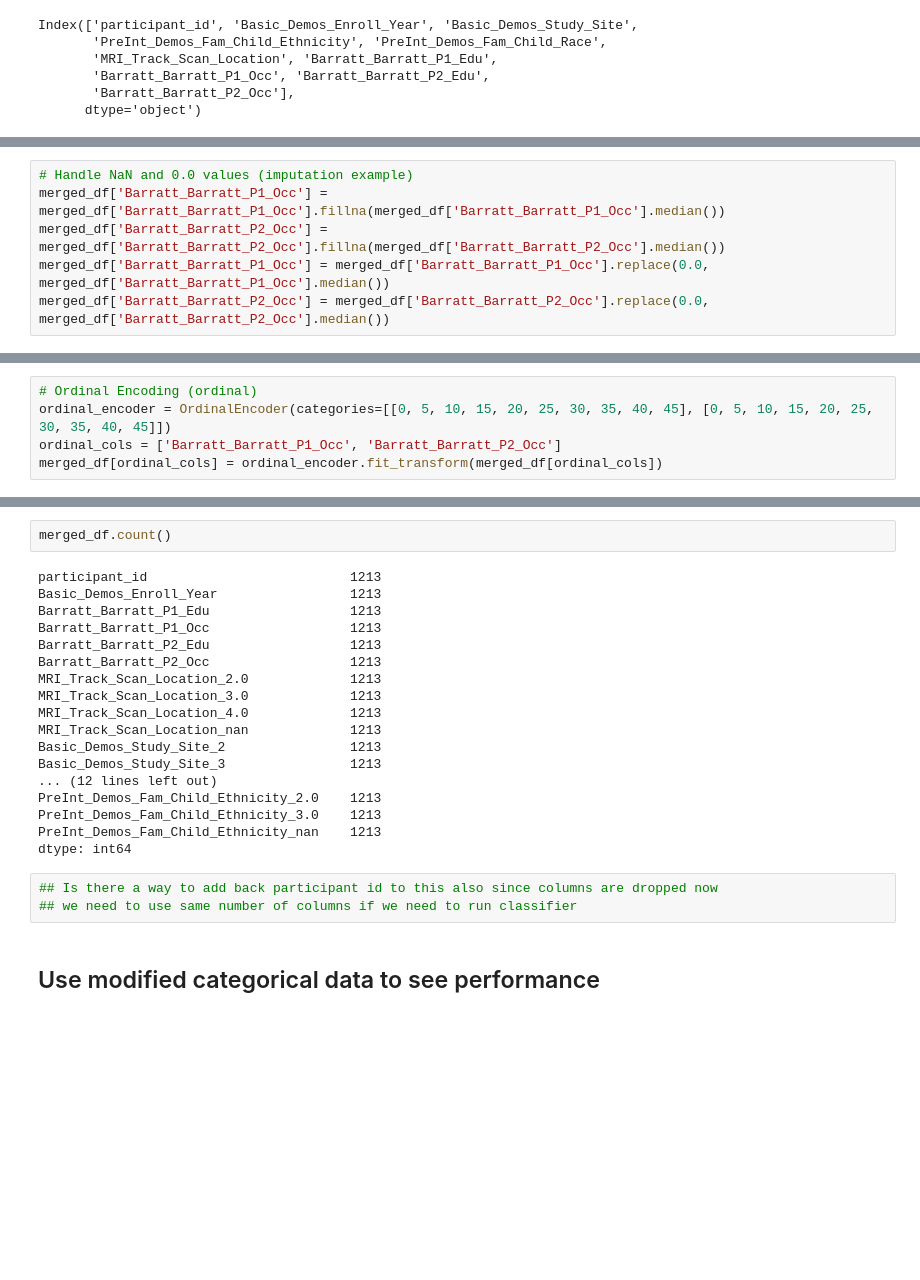
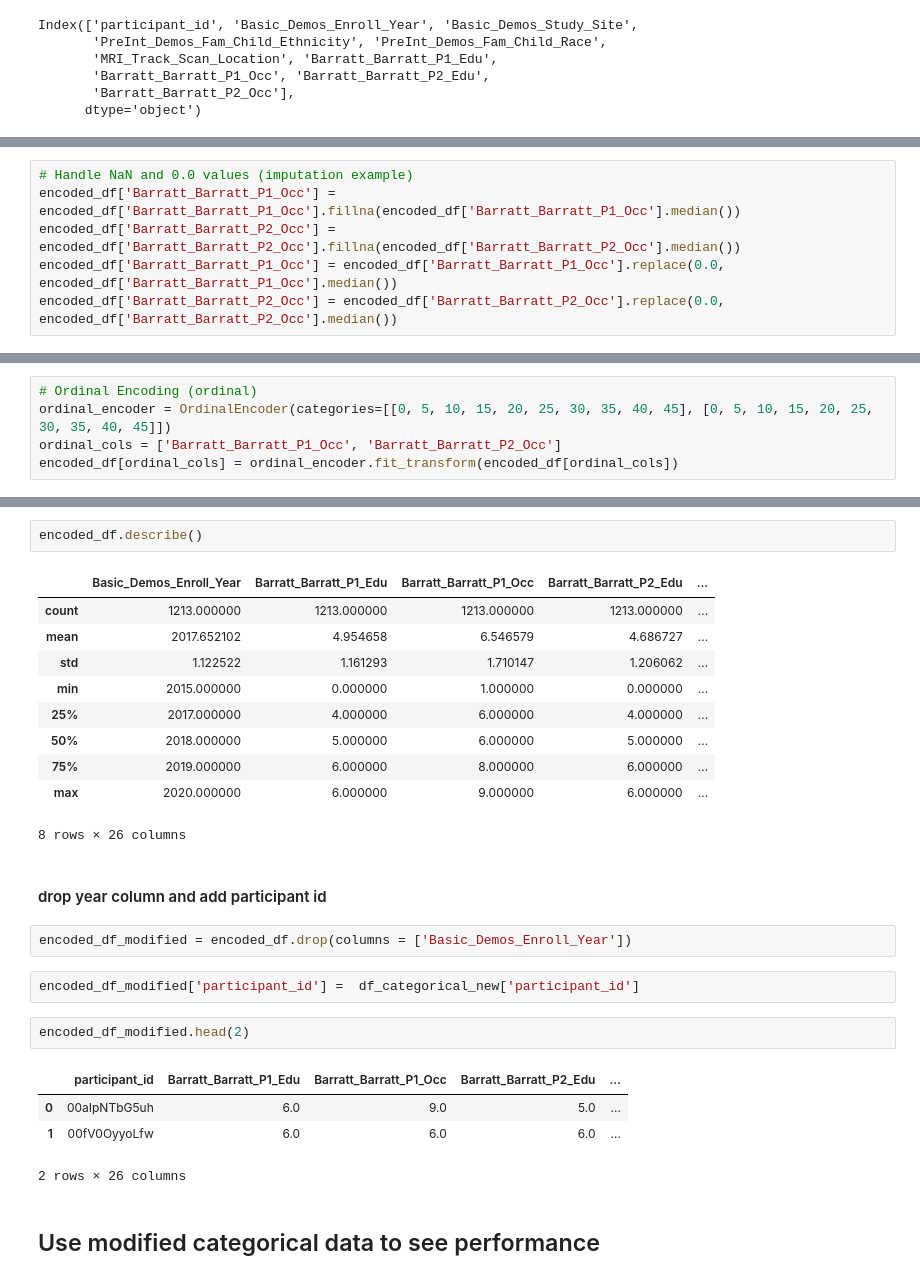
Before and after one commit to amohan601/kaggle-datathon-2025, a Jupyter notebook: combined-analysis.ipynb, the cells around one changed output, grey strips where cells are left out. Drawn from its saved outputs; the diff is of its cells as text; blank space fills up the shorter version.

```diff
--- a/combined-analysis.ipynb
+++ b/combined-analysis.ipynb
@@ -568,6 +666,6 @@ merged_df[ordinal_cols] = ordinal_encoder.fit_transform(merged_df[ordinal_cols])
 # %%
 # Handle NaN and 0.0 values (imputation example)
-merged_df['Barratt_Barratt_P1_Occ'] = merged_df['Barratt_Barratt_P1_Occ'].fillna(merged_df['Barratt_Barratt_P1_Occ'].median())
-merged_df['Barratt_Barratt_P2_Occ'] = merged_df['Barratt_Barratt_P2_Occ'].fillna(merged_df['Barratt_Barratt_P2_Occ'].median())
-merged_df['Barratt_Barratt_P1_Occ'] = merged_df['Barratt_Barratt_P1_Occ'].replace(0.0, merged_df['Barratt_Barratt_P1_Occ'].median())
-merged_df['Barratt_Barratt_P2_Occ'] = merged_df['Barratt_Barratt_P2_Occ'].replace(0.0, merged_df['Barratt_Barratt_P2_Occ'].median())
+encoded_df['Barratt_Barratt_P1_Occ'] = encoded_df['Barratt_Barratt_P1_Occ'].fillna(encoded_df['Barratt_Barratt_P1_Occ'].median())
+encoded_df['Barratt_Barratt_P2_Occ'] = encoded_df['Barratt_Barratt_P2_Occ'].fillna(encoded_df['Barratt_Barratt_P2_Occ'].median())
+encoded_df['Barratt_Barratt_P1_Occ'] = encoded_df['Barratt_Barratt_P1_Occ'].replace(0.0, encoded_df['Barratt_Barratt_P1_Occ'].median())
+encoded_df['Barratt_Barratt_P2_Occ'] = encoded_df['Barratt_Barratt_P2_Occ'].replace(0.0, encoded_df['Barratt_Barratt_P2_Occ'].median())
@@ -575,5 +693,5 @@ merged_df['Barratt_Barratt_P2_Occ'] = merged_df['Barratt_Barratt_P2_Occ'].replac
 # Ordinal Encoding (ordinal)
 ordinal_encoder = OrdinalEncoder(categories=[[0, 5, 10, 15, 20, 25, 30, 35, 40, 45], [0, 5, 10, 15, 20, 25, 30, 35, 40, 45]])
 ordinal_cols = ['Barratt_Barratt_P1_Occ', 'Barratt_Barratt_P2_Occ']
-merged_df[ordinal_cols] = ordinal_encoder.fit_transform(merged_df[ordinal_cols])
+encoded_df[ordinal_cols] = ordinal_encoder.fit_transform(encoded_df[ordinal_cols])
 # %%
@@ -592,26 +717,29 @@ merged_df.describe()
 # %%
-merged_df.count()
+encoded_df.describe()
 # %% [output]
+|  | Basic_Demos_Enroll_Year | Barratt_Barratt_P1_Edu | Barratt_Barratt_P1_Occ | Barratt_Barratt_P2_Edu | ... |
+| count | 1213.000000 | 1213.000000 | 1213.000000 | 1213.000000 | ... |
+| mean | 2017.652102 | 4.954658 | 6.546579 | 4.686727 | ... |
+| std | 1.122522 | 1.161293 | 1.710147 | 1.206062 | ... |
+| min | 2015.000000 | 0.000000 | 1.000000 | 0.000000 | ... |
+| 25% | 2017.000000 | 4.000000 | 6.000000 | 4.000000 | ... |
+| 50% | 2018.000000 | 5.000000 | 6.000000 | 5.000000 | ... |
+| 75% | 2019.000000 | 6.000000 | 8.000000 | 6.000000 | ... |
+| max | 2020.000000 | 6.000000 | 9.000000 | 6.000000 | ... |
-participant_id                          1213
-Basic_Demos_Enroll_Year                 1213
-Barratt_Barratt_P1_Edu                  1213
-Barratt_Barratt_P1_Occ                  1213
-Barratt_Barratt_P2_Edu                  1213
-Barratt_Barratt_P2_Occ                  1213
-MRI_Track_Scan_Location_2.0             1213
-MRI_Track_Scan_Location_3.0             1213
-MRI_Track_Scan_Location_4.0             1213
-MRI_Track_Scan_Location_nan             1213
-Basic_Demos_Study_Site_2                1213
-Basic_Demos_Study_Site_3                1213
-... (12 lines left out)
-PreInt_Demos_Fam_Child_Ethnicity_2.0    1213
-PreInt_Demos_Fam_Child_Ethnicity_3.0    1213
-PreInt_Demos_Fam_Child_Ethnicity_nan    1213
-dtype: int64
+8 rows × 26 columns
-# %%
-## Is there a way to add back participant id to this also since columns are dropped now
-## we need to use same number of columns if we need to run classifier
+# %% [markdown]
+#### drop year column and add participant id
+# %%
+encoded_df_modified = encoded_df.drop(columns = ['Basic_Demos_Enroll_Year'])
+# %%
+encoded_df_modified['participant_id'] =  df_categorical_new['participant_id']
+# %%
+encoded_df_modified.head(2)
+# %% [output]
+|  | participant_id | Barratt_Barratt_P1_Edu | Barratt_Barratt_P1_Occ | Barratt_Barratt_P2_Edu | ... |
+| 0 | 00aIpNTbG5uh | 6.0 | 9.0 | 5.0 | ... |
+| 1 | 00fV0OyyoLfw | 6.0 | 6.0 | 6.0 | ... |
+2 rows × 26 columns
 # %% [markdown]
 ## Use modified categorical data to see performance
 # %%
```
Also changed, not shown: parts of 27 cells of this notebook, 1 other file.
